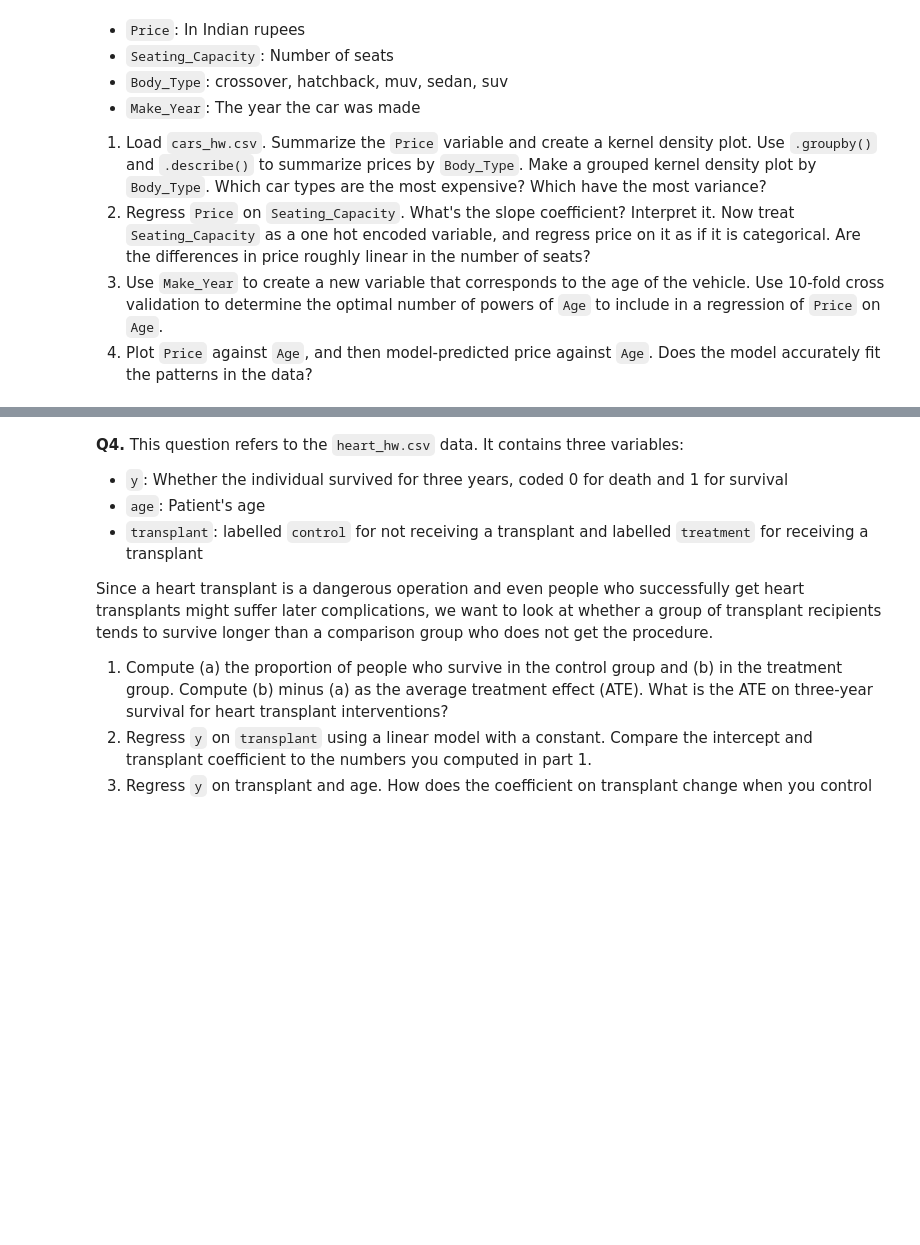
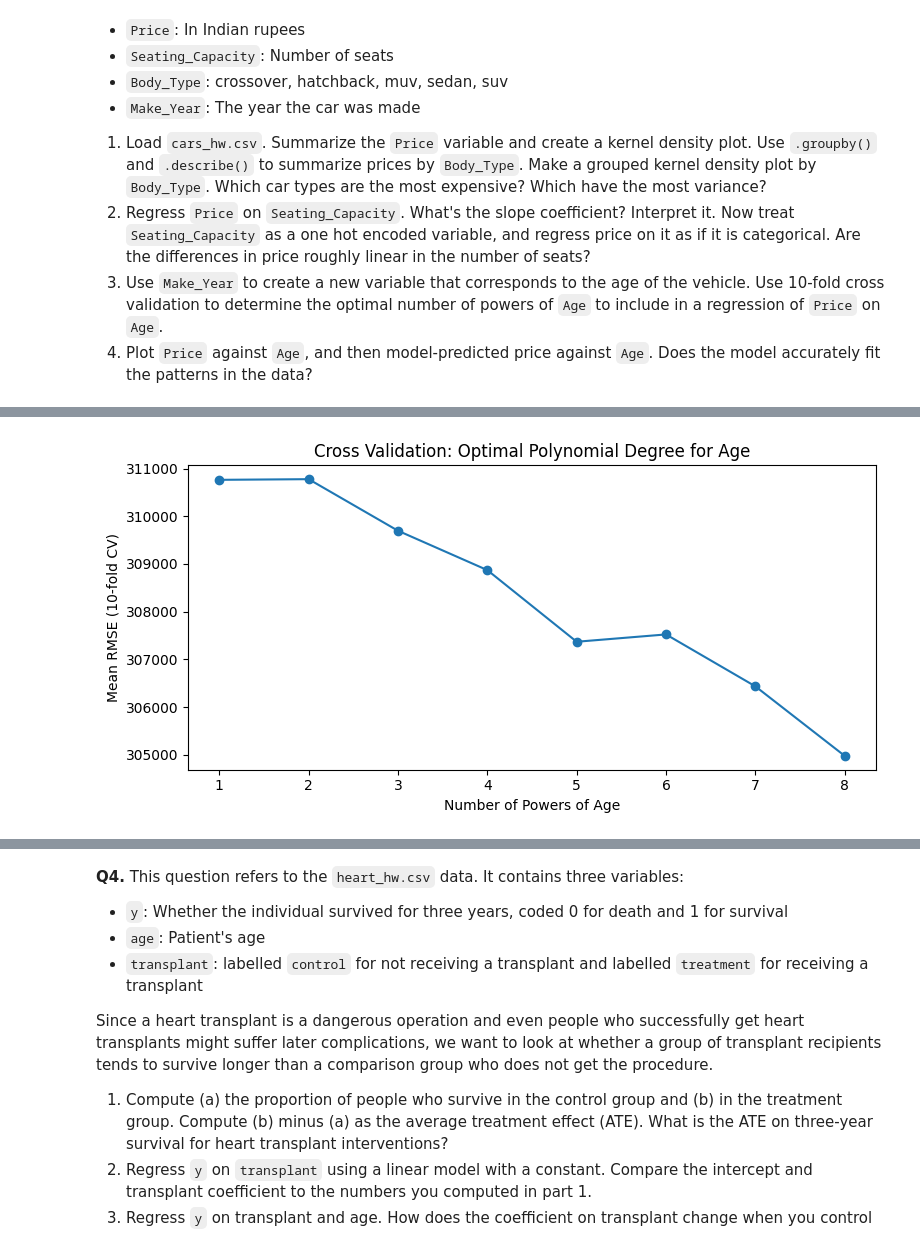
Before and after one commit to lydialeelee/undergrad_ml_assignments, a Jupyter notebook: 03_assignment_linear_models.ipynb, the cells around one changed output, grey strips where cells are left out. Cells and saved outputs as stored; diff of their text form; code cells hidden in the pictures; blank space fills up the shorter version.

```diff
--- a/03_assignment_linear_models.ipynb
+++ b/03_assignment_linear_models.ipynb
@@ -173,0 +425,5 @@ Notes:
+# %%
+# Create Age variable
+df['Age'] = 2024 - df['Make_Year']
+print('Age distribution:')
+print(df['Age'].describe())
@@ -173,0 +441,24 @@ Notes:
+# %%
+# 10-fold cross validation for different polynomial degrees
+def rmse_cv(formula, data, k=10):
+    kf = KFold(n_splits=k, shuffle=True, random_state=42)
+    rmses = []
+    for train_idx, test_idx in kf.split(data):
+        train = data.iloc[train_idx]
+        test  = data.iloc[test_idx]
+        fit   = smf.ols(formula, data=train).fit()
+        preds = fit.predict(test)
+        rmse  = np.sqrt(np.mean((test['Price'] - preds)**2))
+        rmses.append(rmse)
+    return np.mean(rmses), np.std(rmses)
+
+results = []
+for p in range(1, 9):
+    formula = 'Price ~ ' + ' + '.join([f'np.power(Age, {i})' for i in range(1, p+1)])
+    mean_rmse, std_rmse = rmse_cv(formula, df)
+    results.append({'powers': p, 'mean_rmse': mean_rmse, 'std_rmse': std_rmse})
+
+cv_results = pd.DataFrame(results)
+print(cv_results.to_string(index=False))
+best = cv_results.loc[cv_results['mean_rmse'].idxmin()]
+print(f'\nBest: {int(best.powers)} power(s) with RMSE = {best.mean_rmse:,.0f}')
@@ -173,0 +477,12 @@ Notes:
+# %%
+# Plot RMSE vs number of powers
+fig, ax = plt.subplots(figsize=(8, 4))
+ax.plot(cv_results['powers'], cv_results['mean_rmse'], marker='o')
+ax.set_xlabel('Number of Powers of Age')
+ax.set_ylabel('Mean RMSE (10-fold CV)')
+ax.set_title('Cross Validation: Optimal Polynomial Degree for Age')
+ax.set_xticks(cv_results['powers'])
+plt.tight_layout()
+plt.show()
+# %% [output]
+[figure, added]
```
Also changed, not shown: parts of 36 cells of this notebook.
